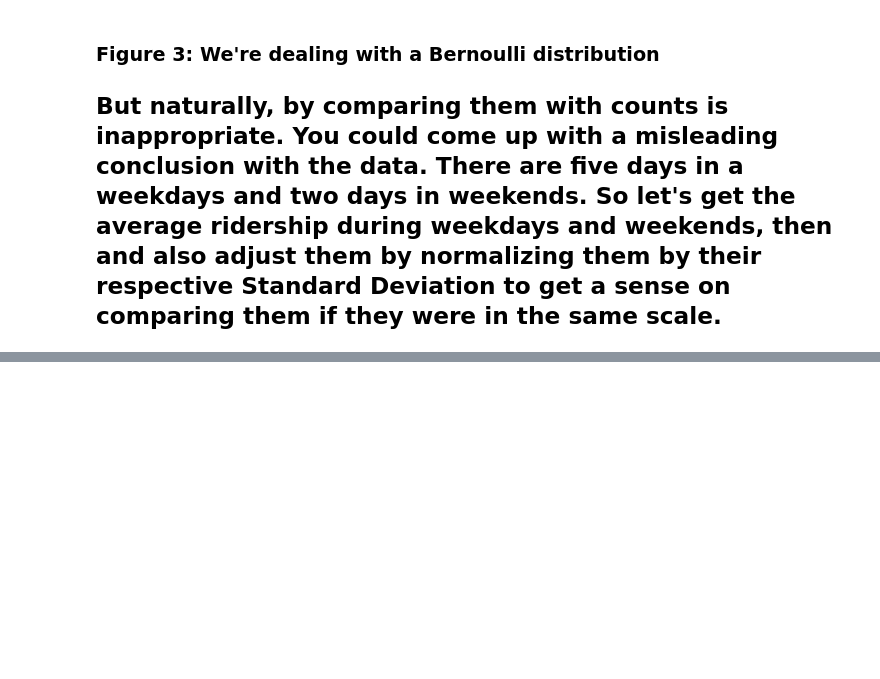
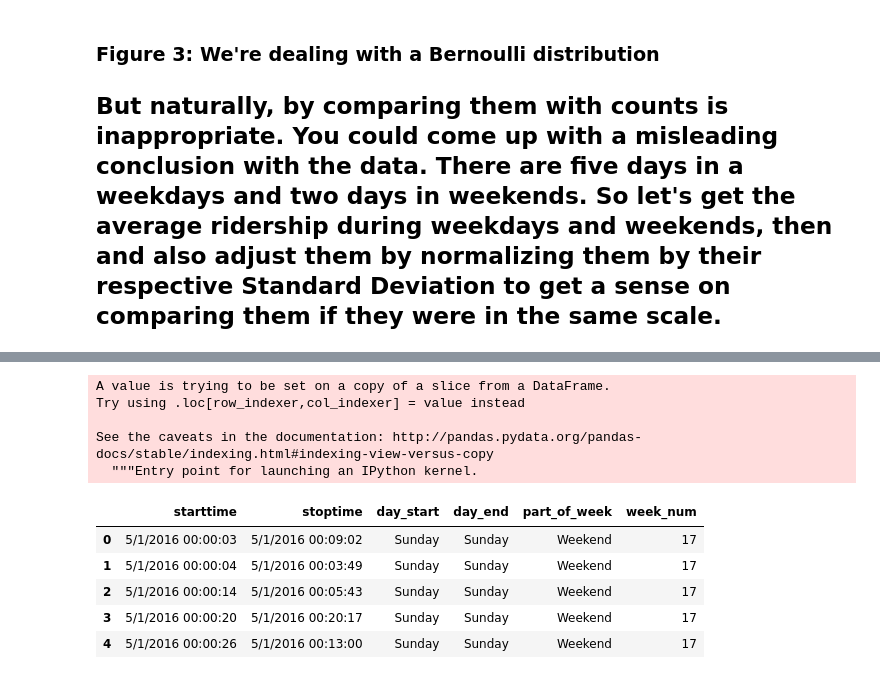
Before and after one commit to jinalklaulitz/PUI2018_msm796, a Jupyter notebook: HW8_msm796/Assignment2_msm796.ipynb, the cells around one changed output, grey strips where cells are left out. Cells and saved outputs as stored; diff of their text form; code cells hidden in the pictures; blank space fills up the shorter version.

```diff
--- a/HW8_msm796/Assignment2_msm796.ipynb
+++ b/HW8_msm796/Assignment2_msm796.ipynb
@@ -245,0 +304,17 @@ print("the normalized sample mean ridership for weekends: {} ,the normalized sam
+# %%
+complete_set3['week_num'] = complete_set3['starttime'].apply(lambda x : datetime.datetime.strptime(x, "%m/%d/%Y %H:%M:%S")).apply(lambda x: x.strftime('%V'))
+# %% [output]
+A value is trying to be set on a copy of a slice from a DataFrame.
+Try using .loc[row_indexer,col_indexer] = value instead
+
+See the caveats in the documentation: http://pandas.pydata.org/pandas-docs/stable/indexing.html#indexing-view-versus-copy
+  """Entry point for launching an IPython kernel.
+# %%
+complete_set3.head()
+# %% [output]
+|  | starttime | stoptime | day_start | day_end | part_of_week | week_num |
+| 0 | 5/1/2016 00:00:03 | 5/1/2016 00:09:02 | Sunday | Sunday | Weekend | 17 |
+| 1 | 5/1/2016 00:00:04 | 5/1/2016 00:03:49 | Sunday | Sunday | Weekend | 17 |
+| 2 | 5/1/2016 00:00:14 | 5/1/2016 00:05:43 | Sunday | Sunday | Weekend | 17 |
+| 3 | 5/1/2016 00:00:20 | 5/1/2016 00:20:17 | Sunday | Sunday | Weekend | 17 |
+| 4 | 5/1/2016 00:00:26 | 5/1/2016 00:13:00 | Sunday | Sunday | Weekend | 17 |
```
Also changed, not shown: parts of 20 cells of this notebook, 2 other files.
